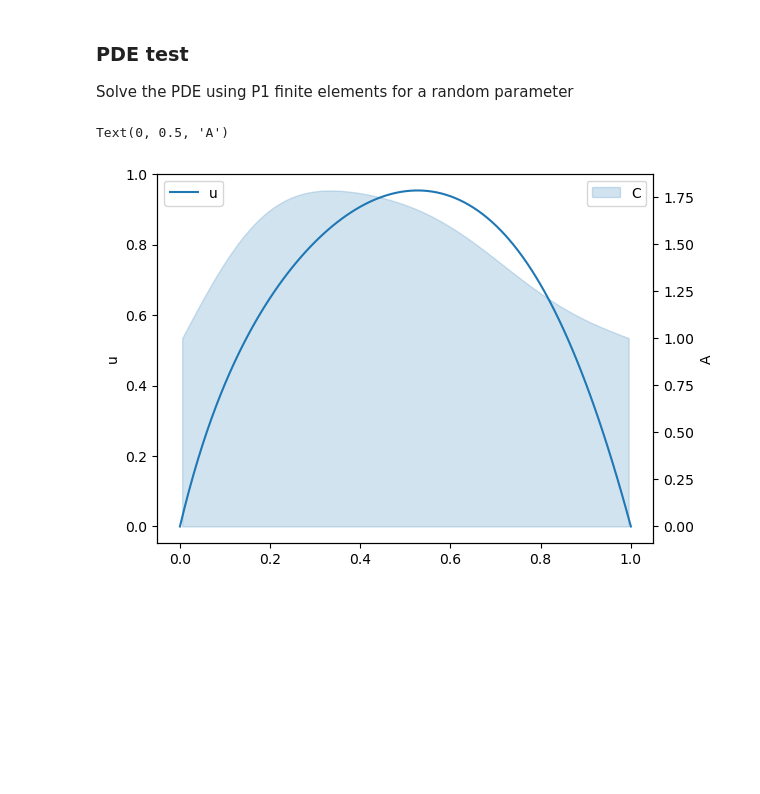
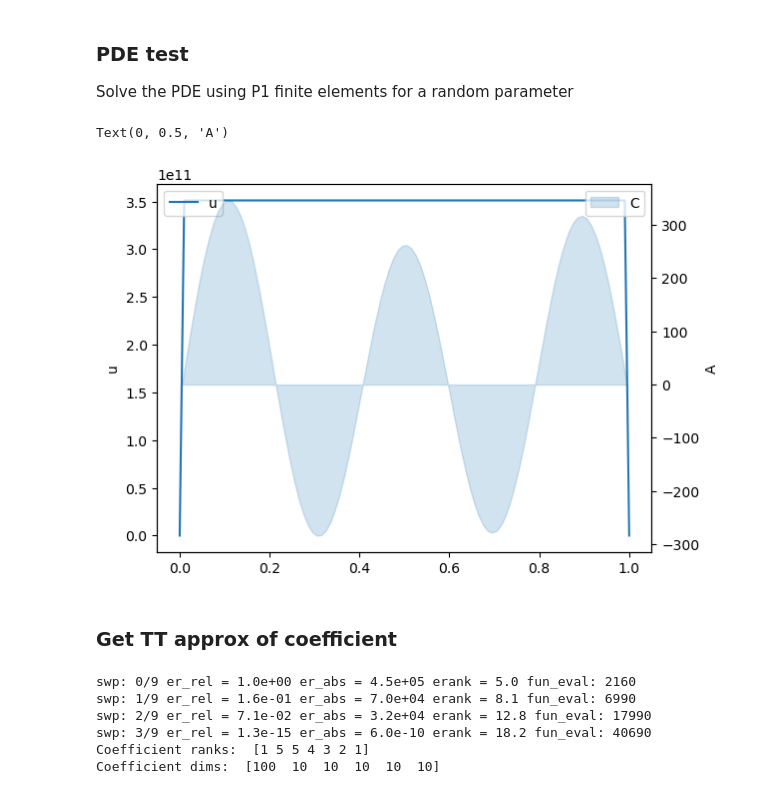
Before and after one commit to huberbenno/TT-IRT, a Jupyter notebook: python/als_cross_rework/test.ipynb, the cells around one changed output. Saved outputs shown, nothing was run; the diff lists cells and outputs as text; code cells hidden in the pictures; blank space fills up the shorter version.

```diff
--- a/python/als_cross_rework/test.ipynb
+++ b/python/als_cross_rework/test.ipynb
@@ -56,33 +64,53 @@ Solve the PDE using P1 finite elements for a random parameter
 # %%
 Nx = 100      # spatial resolution
 Ny = 10       # parameter resolution
 n_param = 5   # number of parameters
-offset = 1    # parameter mean
+offset = 0    # parameter mean
 var = 4       # 'variance' of the parameters
 
 # get random params
 y = np.random.randint(0,Ny, n_param)
 X = np.hstack([np.arange(Nx).reshape((-1,1)), np.tile(y, [Nx,1])])
 
 cfun = lambda x : coeff(x, Nx, Ny, offset, var)
 
 C_true = cfun(X)
 
-U,A,F = assemble_solve_SimplePDE(C_true.reshape(1,-1,1))
-U = np.ravel(U)
+U,A,F = assemble_solve_SimplePDE([C_true.reshape(1,-1,1), np.ones((1,1,1))])
+U = np.ravel(U[0])
 
 fig, ax = plt.subplots()
 ax2 = ax.twinx()
 
 x = np.arange(Nx+1) / Nx
 midpoints = (np.arange(Nx) + 0.5) / Nx
 p = ax.plot(x, U, label='u')
 ax2.fill_between((np.arange(len(C_true)) + 0.5) / (len(C_true)), C_true, alpha=0.2, color=p[0].get_color(), label='C')
 
 ax.set_ylabel('u')
 ax.legend(loc='upper left')
 ax2.legend(loc='upper right')
 ax2.set_ylabel('A')
 # %% [output]
 Text(0, 0.5, 'A')
-[figure, old version]
+[figure, new version]
+# %% [markdown]
+### Get TT approx of coefficient
+# %%
+from tt import cross
+
+# random init tensor
+C = tt.rand(np.array([Nx] + [Ny] * n_param),r=3)
+# compute TT approx using TT-cross
+C = tt.cross.rect_cross.cross(cfun, C, eps = 1e-8, kickrank=1)
+C = C.round(1e-12)
+
+print("Coefficient ranks: ", C.r)
+print("Coefficient dims: ", C.n)
+# %% [output]
+swp: 0/9 er_rel = 1.0e+00 er_abs = 4.5e+05 erank = 5.0 fun_eval: 2160
+swp: 1/9 er_rel = 1.6e-01 er_abs = 7.0e+04 erank = 8.1 fun_eval: 6990
+swp: 2/9 er_rel = 7.1e-02 er_abs = 3.2e+04 erank = 12.8 fun_eval: 17990
+swp: 3/9 er_rel = 1.3e-15 er_abs = 6.0e-10 erank = 18.2 fun_eval: 40690
+Coefficient ranks:  [1 5 5 4 3 2 1]
+Coefficient dims:  [100  10  10  10  10  10]
```
Also changed, not shown: parts of 6 cells of this notebook, 1 other file.
